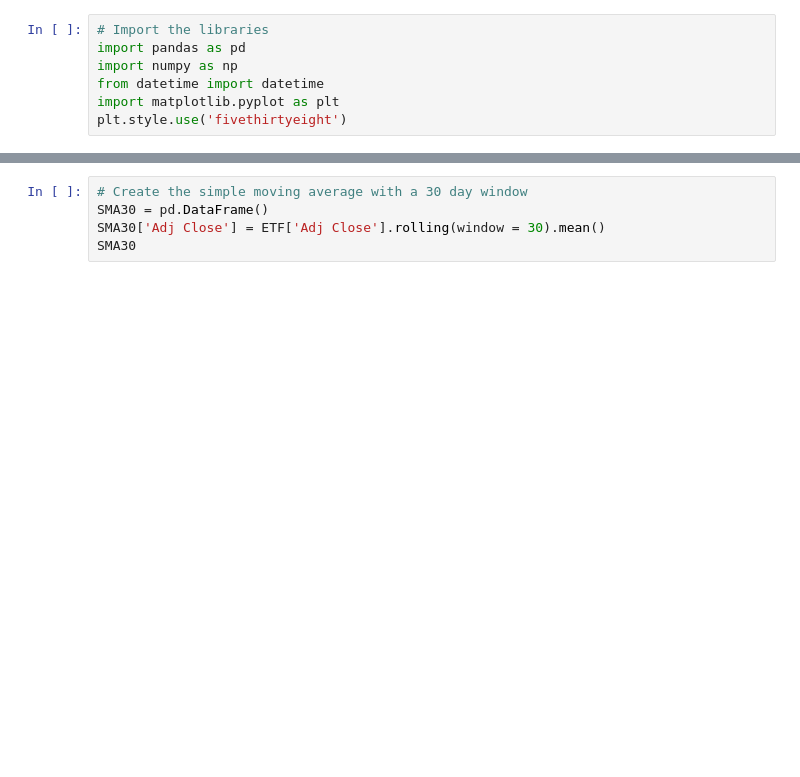
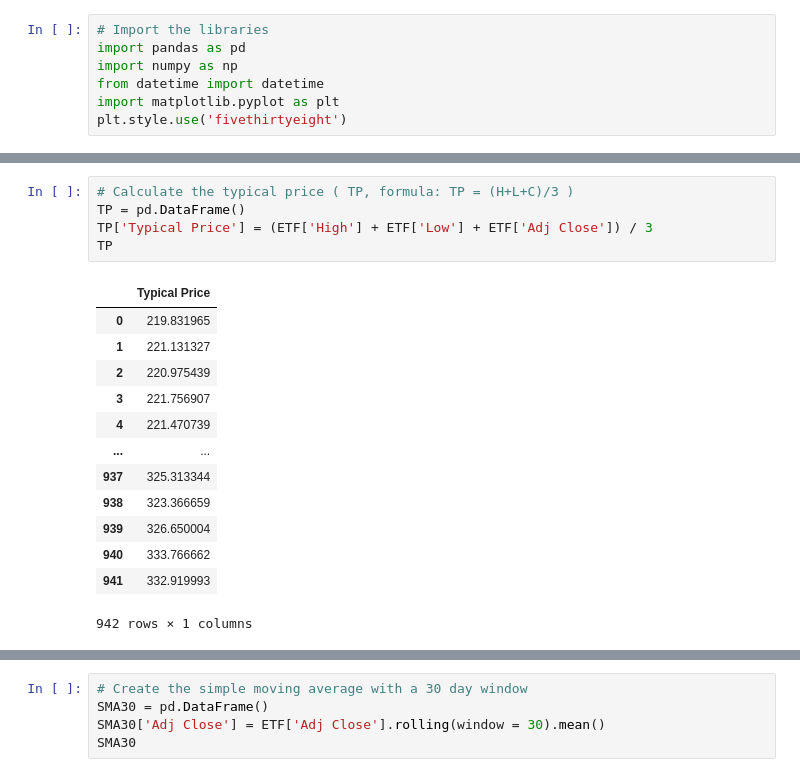
Before and after one commit to Vincent-SS/sig-worldwide-traders, a Jupyter notebook: etf_dual_mving_avg_algothon.ipynb, the cells around one changed output, grey strips where cells are left out. Cells and saved outputs as stored; diff of their text form; blank space fills up the shorter version.

```diff
--- a/etf_dual_mving_avg_algothon.ipynb
+++ b/etf_dual_mving_avg_algothon.ipynb
@@ -26,0 +44,19 @@ plt.show()
+# %%
+# Calculate the typical price ( TP, formula: TP = (H+L+C)/3 )
+TP = pd.DataFrame()
+TP['Typical Price'] = (ETF['High'] + ETF['Low'] + ETF['Adj Close']) / 3
+TP
+# %% [output]
+|  | Typical Price |
+| 0 | 219.831965 |
+| 1 | 221.131327 |
+| 2 | 220.975439 |
+| 3 | 221.756907 |
+| 4 | 221.470739 |
+| ... | ... |
+| 937 | 325.313344 |
+| 938 | 323.366659 |
+| 939 | 326.650004 |
+| 940 | 333.766662 |
+| 941 | 332.919993 |
+942 rows × 1 columns
```
Also changed, not shown: parts of 4 cells of this notebook.
